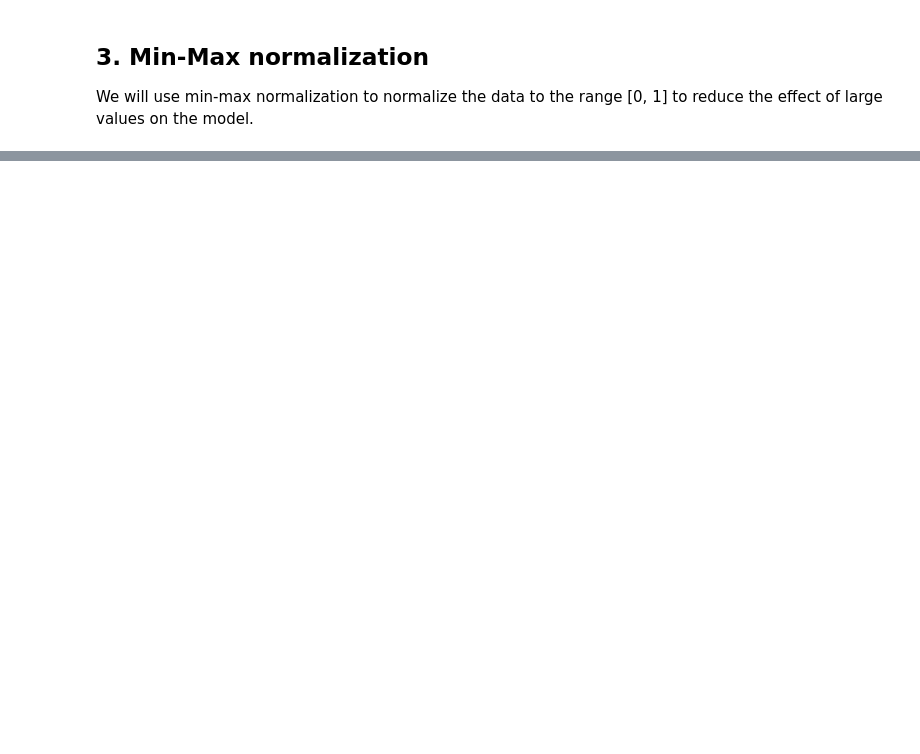
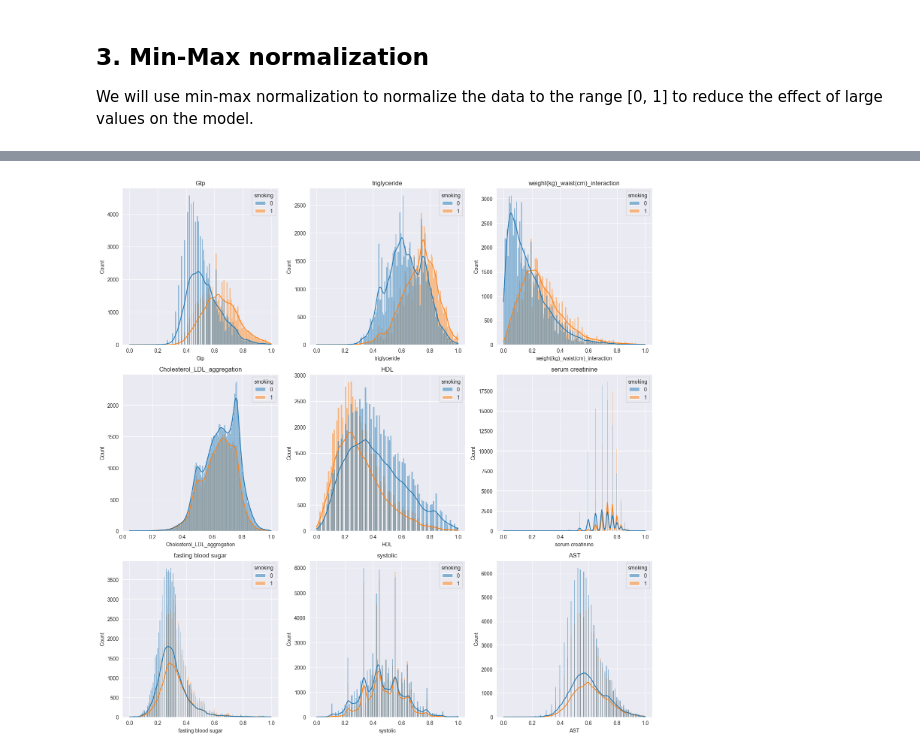
Before and after one commit to Tahker-w-tadmeer/ml3, a Jupyter notebook: explain.ipynb, the cells around one changed output, grey strips where cells are left out. Saved outputs shown, nothing was run; the diff lists cells and outputs as text; code cells hidden in the pictures; blank space fills up the shorter version.

```diff
--- a/explain.ipynb
+++ b/explain.ipynb
@@ -57,0 +60,14 @@ plot_histograms(all_data, columns)
+# %%
+weight = "weight(kg)"
+waist = "waist(cm)"
+all_data[weight + "_" + waist + "_interaction"] = all_data[weight] * all_data[waist]
+columns.append(weight + "_" + waist + "_interaction")
+columns.remove(weight)
+columns.remove(waist)
+
+cholesterol = "Cholesterol"
+ldl = "LDL"
+all_data[cholesterol + "_" + ldl + "_aggregation"] = all_data[[cholesterol, ldl]].mean(axis=1)
+columns.append(cholesterol + "_" + ldl + "_aggregation")
+columns.remove(cholesterol)
+columns.remove(ldl)
@@ -94,3 +110,7 @@ Useful features:['Gtp', 'triglyceride', 'weight(kg)', 'serum creatinine', 'waist
+# %%
+plot_histograms(all_data, useful_features, 3)
+# %% [output]
+[figure, added]
 # %%
 all_data = all_data[useful_features + ['smoking']]
 
```
Also changed, not shown: parts of 8 cells of this notebook, 2 other files.
